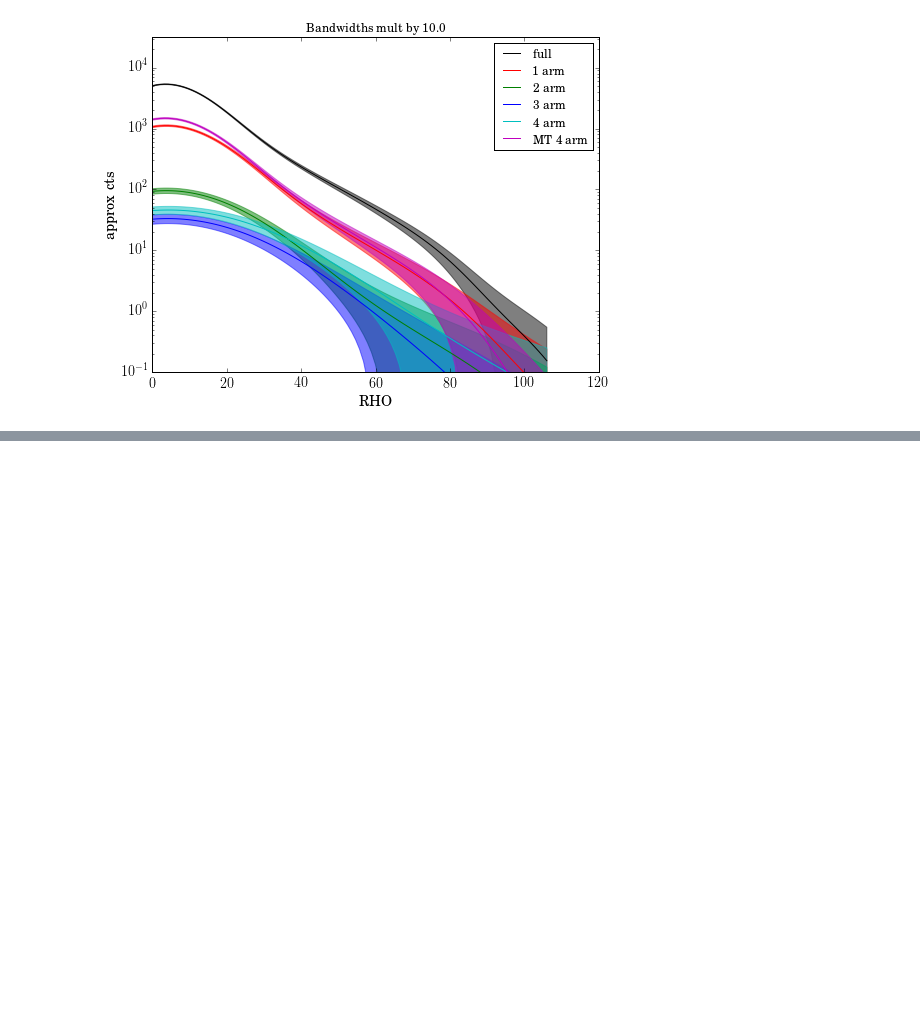
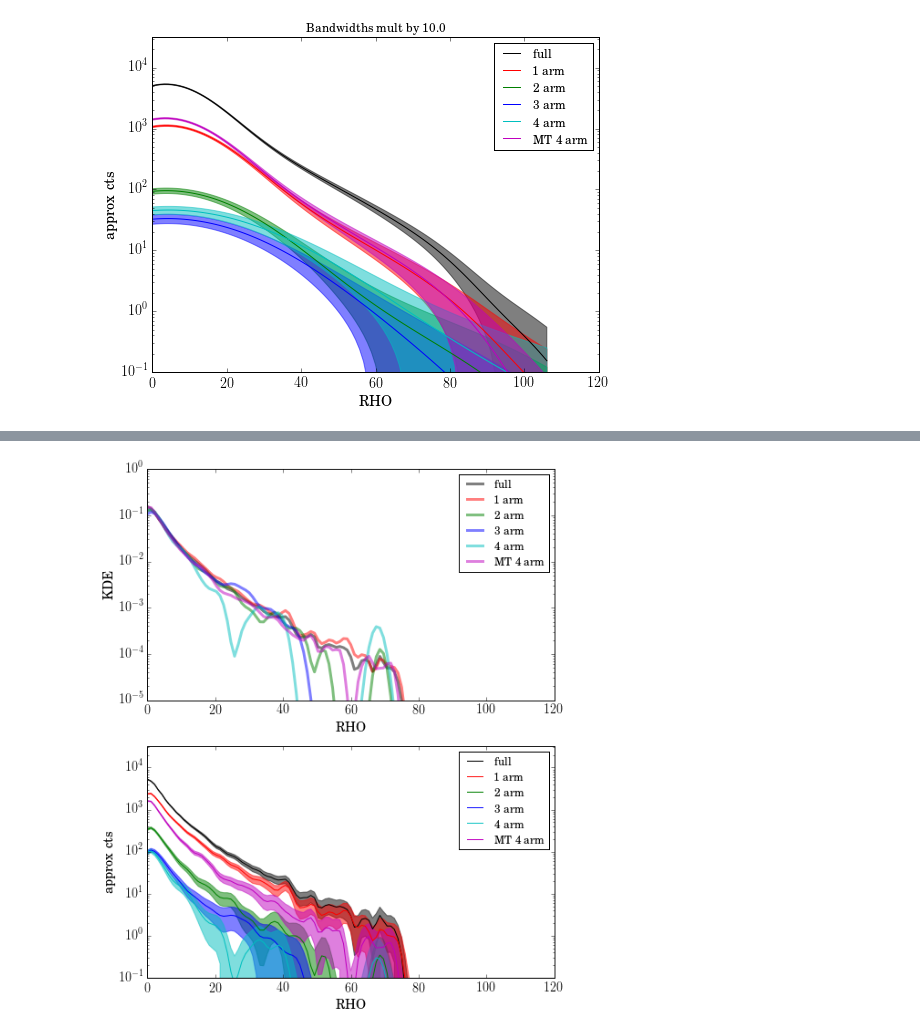
Before and after one commit to zpace/zoo2_t11_vagc, a Jupyter notebook: VAGC analysis.ipynb, the cells around one changed output, grey strips where cells are left out. Cells and saved outputs as stored; diff of their text form; code cells hidden in the pictures; blank space fills up the shorter version.

Commit message:
'clean' and 'superclean' IDs

```diff
--- a/VAGC analysis.ipynb
+++ b/VAGC analysis.ipynb
@@ -345,0 +368,85 @@ plt.show()
+# %%
+vagc_t11_clean = vagc_t11[vagc_t11['t11_arms_number_clean'] == 1]
+
+bandwidth_full = 1.06*np.std(vagc_t11_clean['RHO'])*(len(vagc_t11_clean['RHO']))**-0.2
+
+n_full = len(vagc_t11_clean['RHO'])
+n_N1 = len(vagc_t11_clean['RHO'][vagc_t11_clean['N_arms'] == 1])
+n_N2 = len(vagc_t11_clean['RHO'][vagc_t11_clean['N_arms'] == 2])
+n_N3 = len(vagc_t11_clean['RHO'][vagc_t11_clean['N_arms'] == 3])
+n_N4 = len(vagc_t11_clean['RHO'][vagc_t11_clean['N_arms'] == 4])
+n_mt4 = len(vagc_t11_clean['RHO'][vagc_t11_clean['N_arms'] == 5])
+n_ct = len(vagc_t11_clean['RHO'][vagc_t11_clean['N_arms'] == 6]) #zero
+
+bandwidth_1 = 1.06*np.std(vagc_t11_clean['RHO'][vagc_t11_clean['N_arms'] == 1])*n_N1**-0.2
+bandwidth_2 = 1.06*np.std(vagc_t11_clean['RHO'][vagc_t11_clean['N_arms'] == 2])*n_N2**-0.2
+bandwidth_3 = 1.06*np.std(vagc_t11_clean['RHO'][vagc_t11_clean['N_arms'] == 3])*n_N3**-0.2
+bandwidth_4 = 1.06*np.std(vagc_t11_clean['RHO'][vagc_t11_clean['N_arms'] == 4])*n_N4**-0.2
+bandwidth_mt4 = 1.06*np.std(vagc_t11_clean['RHO'][vagc_t11_clean['N_arms'] == 5])*n_mt4**-0.2
+#bandwidth_ct = 1.06*np.std(vagc_t11['RHO'][vagc_t11['N_arms'] == 6])*n_ct**-0.2
+print 'bandwidths:'
+print zip(['1', '2', '3', '4', 'MT4'], [bandwidth_1, bandwidth_2, bandwidth_3, bandwidth_4, bandwidth_mt4])
+
+kde_full = kde_sklearn(vagc_t11_clean['RHO'], rho_grid, bandwidth=bandwidth_full)
+kde_1 = kde_sklearn(vagc_t11_clean['RHO'][vagc_t11_clean['N_arms'] == 1], rho_grid, bandwidth=bandwidth_1)
+kde_2 = kde_sklearn(vagc_t11_clean['RHO'][vagc_t11_clean['N_arms'] == 2], rho_grid, bandwidth=bandwidth_2)
+kde_3 = kde_sklearn(vagc_t11_clean['RHO'][vagc_t11_clean['N_arms'] == 3], rho_grid, bandwidth=bandwidth_3)
+kde_4 = kde_sklearn(vagc_t11_clean['RHO'][vagc_t11_clean['N_arms'] == 4], rho_grid, bandwidth=bandwidth_4)
+kde_mt4 = kde_sklearn(vagc_t11_clean['RHO'][vagc_t11_clean['N_arms'] == 5], rho_grid, bandwidth=bandwidth_mt4)
+#kde_ct = kde_sklearn(vagc_t11['RHO'][vagc_t11['N_arms'] == 6], rho_grid, bandwidth=bandwidth_ct)
+
+fig = plt.figure(figsize = (8, 10))
+ax1 = plt.subplot(211)
+
+kde_integral = [trapz(kde, rho_grid) for kde in [kde_full, kde_1, kde_2, kde_3, kde_4, kde_mt4]]
+N_n = [n_full, n_N1, n_N2, n_N3, n_N4, n_mt4]
+mult = [N_n[i] * kde_integral[i] for i in range(len(N_n))]
+
+ax1.plot(rho_grid, kde_full, label = 'full', linewidth=3, alpha = 0.5, c = 'k')
+ax1.plot(rho_grid, kde_1, label='1 arm', linewidth=3, alpha=0.5, c = 'r')
+ax1.plot(rho_grid, kde_2, label='2 arm', linewidth=3, alpha=0.5, c = 'g')
+ax1.plot(rho_grid, kde_3, label='3 arm', linewidth=3, alpha=0.5, c = 'b')
+ax1.plot(rho_grid, kde_4, label='4 arm', linewidth=3, alpha=0.5, c = 'c')
+ax1.plot(rho_grid, kde_mt4, label='MT 4 arm', linewidth=3, alpha=0.5, c = 'm')
+
+ax1.set_xlabel('RHO')
+ax1.set_ylabel('KDE')
+
+ax1.set_yscale('log')
+ax1.set_ylim([10**-5., 1.])
+ax1.legend(loc = 'best')
+
+cts = [kde_full*N_n[0]/kde_integral[0], kde_1*N_n[1]/kde_integral[1], kde_2*N_n[2]/kde_integral[2],
+       kde_3*N_n[3]/kde_integral[3], kde_4*N_n[4]/kde_integral[4], kde_mt4*N_n[5]/kde_integral[5]]
+
+ax2 = plt.subplot(212)
+#ax2.plot(rho_grid, kde_full*mult[0], label = 'full', linewidth=3, alpha = 0.5, c = 'k')
+ax2.fill_between(rho_grid, cts[0] - np.sqrt(cts[0]), cts[0] + np.sqrt(cts[0]),
+                 linewidth=1, alpha = 0.5, color = 'k')
+ax2.fill_between(rho_grid, cts[1] - np.sqrt(cts[1]), cts[1] + np.sqrt(cts[1]),
+                 linewidth=1, alpha = 0.5, color = 'r')
+ax2.fill_between(rho_grid, cts[2] - np.sqrt(cts[2]), cts[2] + np.sqrt(cts[2]),
+                 linewidth=1, alpha = 0.5, color = 'g')
+ax2.fill_between(rho_grid, cts[3] - np.sqrt(cts[3]), cts[3] + np.sqrt(cts[3]),
+                 linewidth=1, alpha = 0.5, color = 'b')
+ax2.fill_between(rho_grid, cts[4] - np.sqrt(cts[4]), cts[4] + np.sqrt(cts[4]),
+                 linewidth=1, alpha = 0.5, color = 'c')
+ax2.fill_between(rho_grid, cts[5] - np.sqrt(cts[5]), cts[5] + np.sqrt(cts[5]),
+                 linewidth=1, alpha = 0.5, color = 'm')
+
+ax2.plot(rho_grid, cts[0], linewidth = 1, color = 'k', label = 'full')
+ax2.plot(rho_grid, cts[1], linewidth = 1, color = 'r', label = '1 arm')
+ax2.plot(rho_grid, cts[2], linewidth = 1, color = 'g', label = '2 arm')
+ax2.plot(rho_grid, cts[3], linewidth = 1, color = 'b', label = '3 arm')
+ax2.plot(rho_grid, cts[4], linewidth = 1, color = 'c', label = '4 arm')
+ax2.plot(rho_grid, cts[5], linewidth = 1, color = 'm', label = 'MT 4 arm')
+
+ax2.set_yscale('log')
+ax2.set_xlabel('RHO')
+ax2.set_ylabel('approx cts')
+ax2.set_ylim([10**-1., 10**4.5])
+
+ax2.legend(loc = 'best')
+
+plt.show()
+# %% [output]
@@ -345,0 +455 @@ plt.show()
+[figure, added]
```
Also changed, not shown: parts of 8 cells of this notebook.
